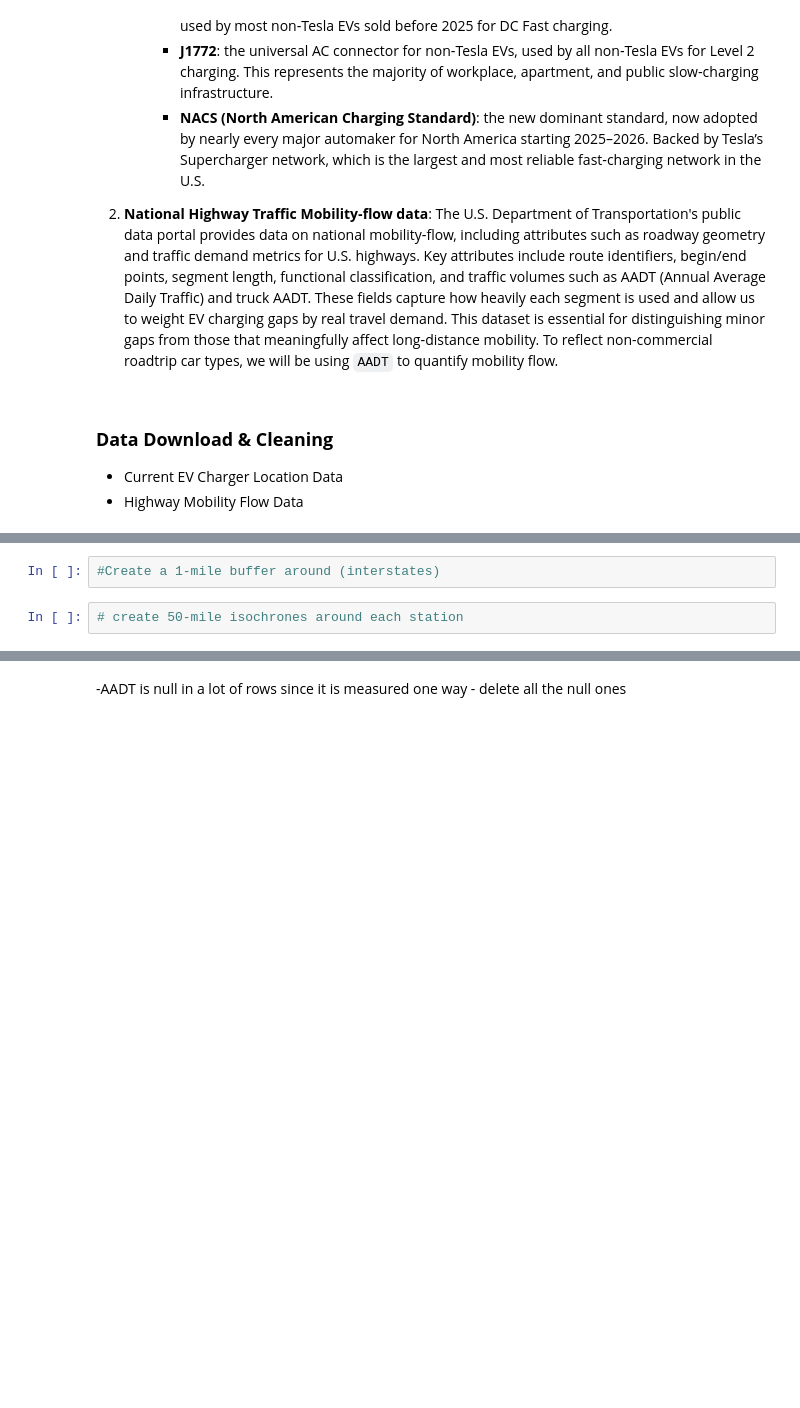
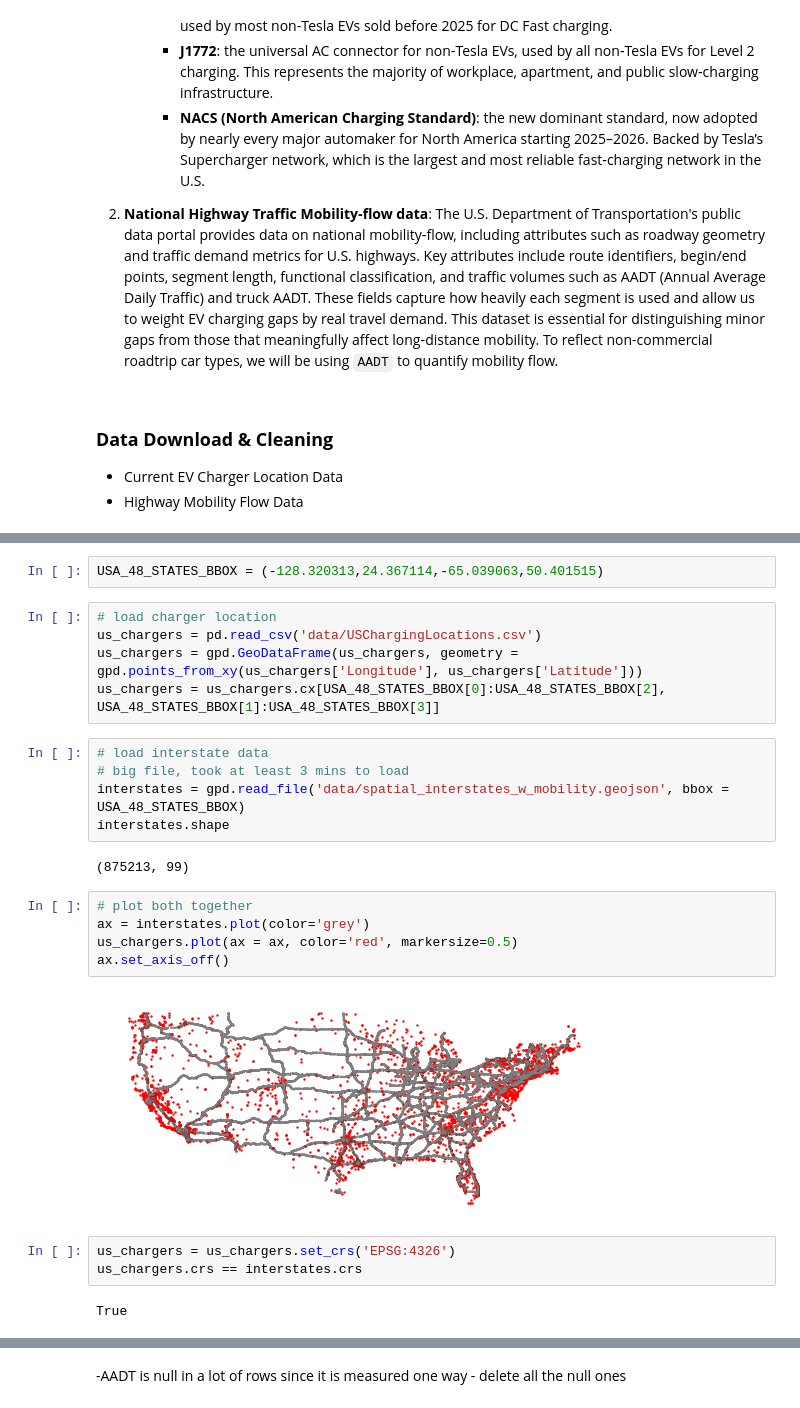
Before and after one commit to drewbarkman/ev-analysis, a Jupyter notebook: geog573_final.ipynb, the cells around one changed output, grey strips where cells are left out. Saved outputs shown, nothing was run; the diff lists cells and outputs as text; blank space fills up the shorter version.

```diff
--- a/geog573_final.ipynb
+++ b/geog573_final.ipynb
@@ -50,4 +67,26 @@ ev_locations = pd.read_csv('USChargingLocations.csv')
-# %%
-#Create a 1-mile buffer around (interstates)
-# %%
-# create 50-mile isochrones around each station
+# %%
+USA_48_STATES_BBOX = (-128.320313,24.367114,-65.039063,50.401515)
+# %%
+# load charger location
+us_chargers = pd.read_csv('data/USChargingLocations.csv')
+us_chargers = gpd.GeoDataFrame(us_chargers, geometry = gpd.points_from_xy(us_chargers['Longitude'], us_chargers['Latitude']))
+us_chargers = us_chargers.cx[USA_48_STATES_BBOX[0]:USA_48_STATES_BBOX[2], USA_48_STATES_BBOX[1]:USA_48_STATES_BBOX[3]]
+# %%
+# load interstate data
+# big file, took at least 3 mins to load
+interstates = gpd.read_file('data/spatial_interstates_w_mobility.geojson', bbox = USA_48_STATES_BBOX)
+interstates.shape
+# %% [output]
+(875213, 99)
+# %%
+# plot both together
+ax = interstates.plot(color='grey')
+us_chargers.plot(ax = ax, color='red', markersize=0.5)
+ax.set_axis_off()
+# %% [output]
+[figure, added]
+# %%
+us_chargers = us_chargers.set_crs('EPSG:4326')
+us_chargers.crs == interstates.crs
+# %% [output]
+True
```
Also changed, not shown: parts of 25 cells of this notebook, 1 other file.
